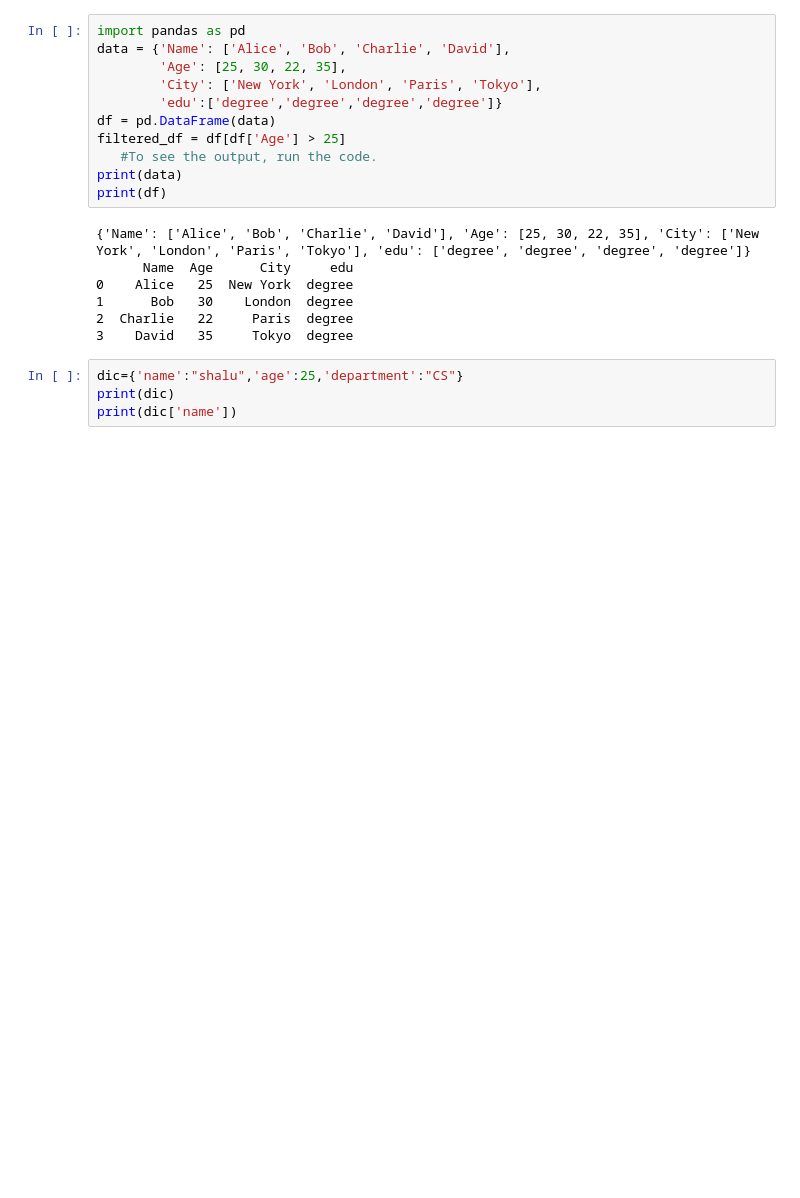
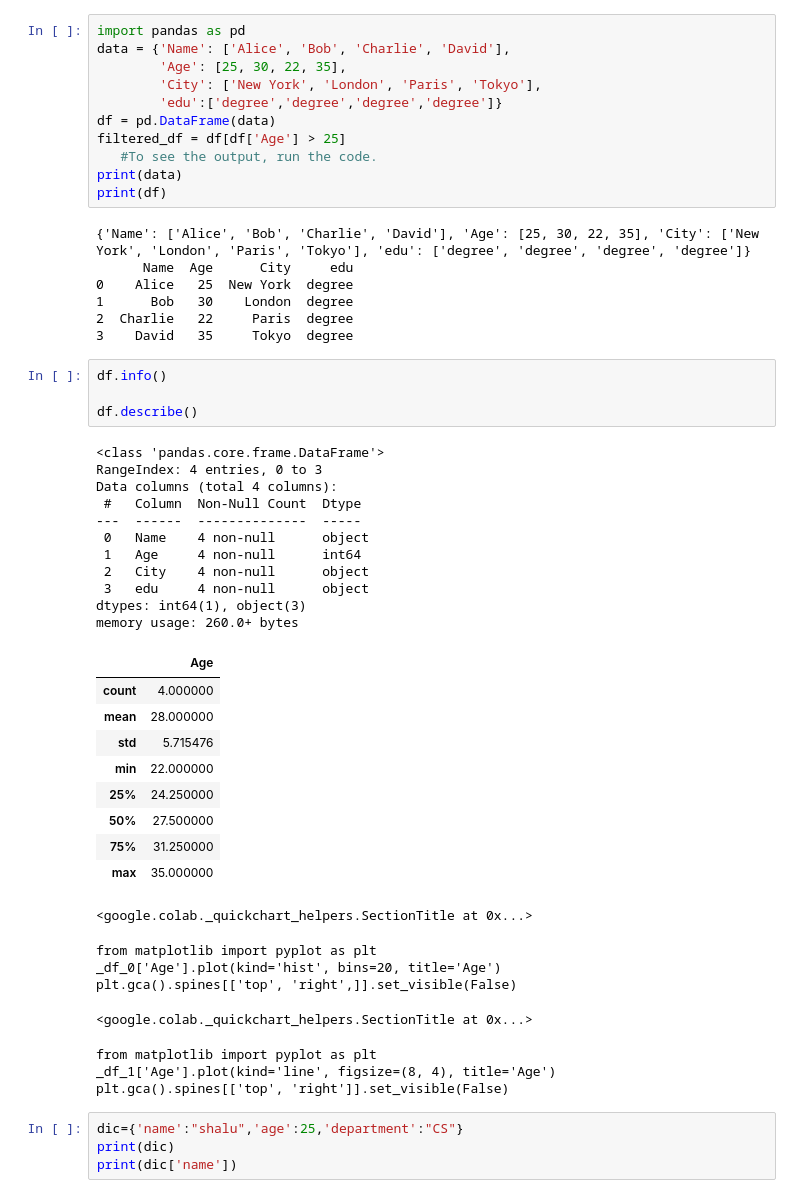
Before and after one commit to programmingconsole/Python_Data_Analytics, a Jupyter notebook: pyex1.ipynb, the cells around one changed output. Saved outputs shown, nothing was run; the diff lists cells and outputs as text; blank space fills up the shorter version.

```diff
--- a/pyex1.ipynb
+++ b/pyex1.ipynb
@@ -18,6 +18,39 @@ print(df)
 1      Bob   30    London  degree
 2  Charlie   22     Paris  degree
 3    David   35     Tokyo  degree
+# %%
+df.info()
+
+df.describe()
+# %% [output]
+<class 'pandas.core.frame.DataFrame'>
+RangeIndex: 4 entries, 0 to 3
+Data columns (total 4 columns):
+ #   Column  Non-Null Count  Dtype
+---  ------  --------------  -----
+ 0   Name    4 non-null      object
+ 1   Age     4 non-null      int64
+ 2   City    4 non-null      object
+ 3   edu     4 non-null      object
+dtypes: int64(1), object(3)
+memory usage: 260.0+ bytes
+|  | Age |
+| count | 4.000000 |
+| mean | 28.000000 |
+| std | 5.715476 |
+| min | 22.000000 |
+| 25% | 24.250000 |
+| 50% | 27.500000 |
+| 75% | 31.250000 |
+| max | 35.000000 |
+<google.colab._quickchart_helpers.SectionTitle at 0x...>
+from matplotlib import pyplot as plt
+_df_0['Age'].plot(kind='hist', bins=20, title='Age')
+plt.gca().spines[['top', 'right',]].set_visible(False)
+<google.colab._quickchart_helpers.SectionTitle at 0x...>
+from matplotlib import pyplot as plt
+_df_1['Age'].plot(kind='line', figsize=(8, 4), title='Age')
+plt.gca().spines[['top', 'right']].set_visible(False)
 # %%
 dic={'name':"shalu",'age':25,'department':"CS"}
 print(dic)
```
